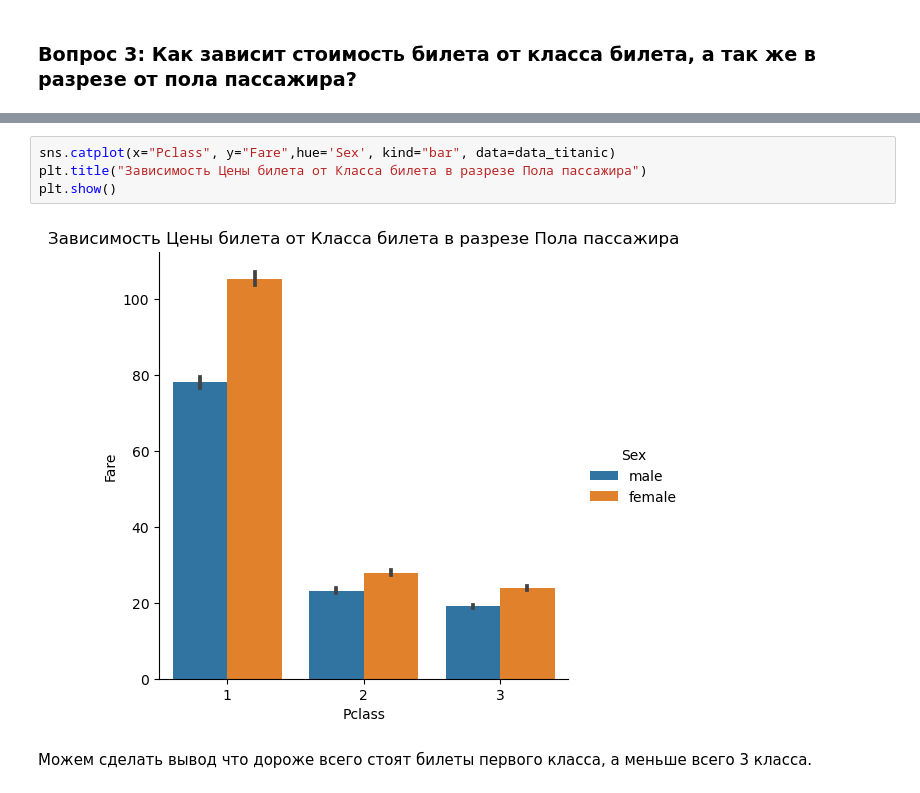
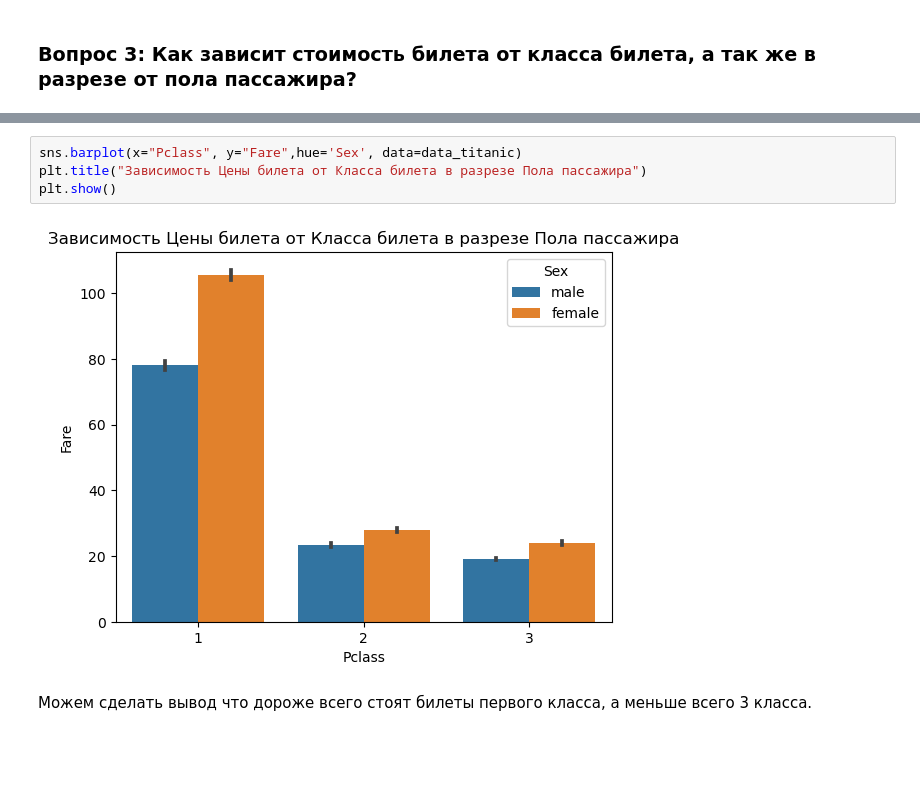
Before and after one commit to AlexeyZubar/second, a Jupyter notebook: eda.ipynb, the cells around one changed output, grey strips where cells are left out. Drawn from its saved outputs; the diff is of its cells as text; blank space fills up the shorter version.

```diff
--- a/eda.ipynb
+++ b/eda.ipynb
@@ -513,9 +531,9 @@ plt.show()
 # %%
-sns.catplot(x="Pclass", y="Fare",hue='Sex', kind="bar", data=data_titanic)
+sns.barplot(x="Pclass", y="Fare",hue='Sex', data=data_titanic)
 plt.title("Зависимость Цены билета от Класса билета в разрезе Пола пассажира")
 plt.show()
 # %% [output]
-[figure, old version]
+[figure, new version]
 # %% [markdown]
 Можем сделать вывод что дороже всего стоят билеты первого класса, а меньше всего 3 класса.
 # %% [markdown]
```
Also changed, not shown: parts of 17 cells of this notebook.
